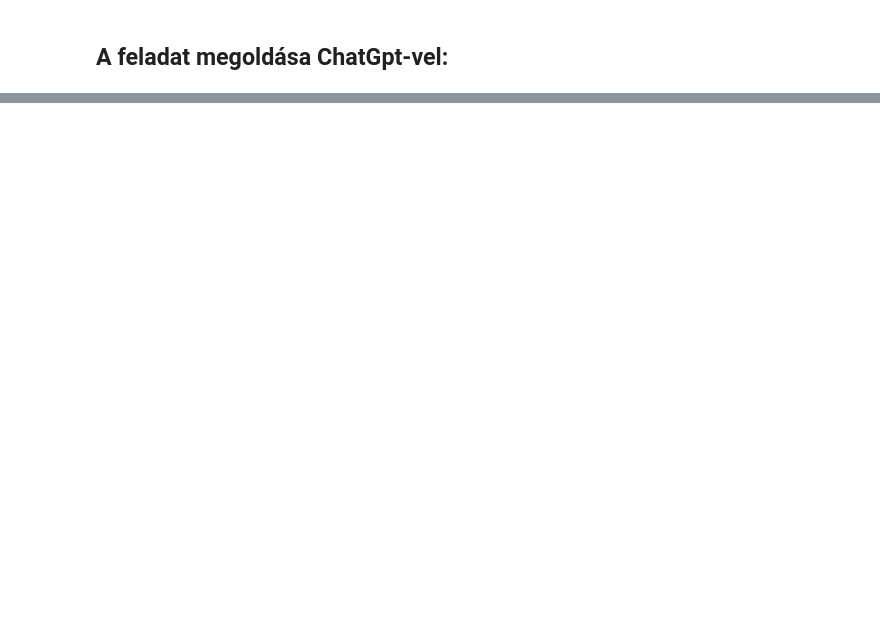
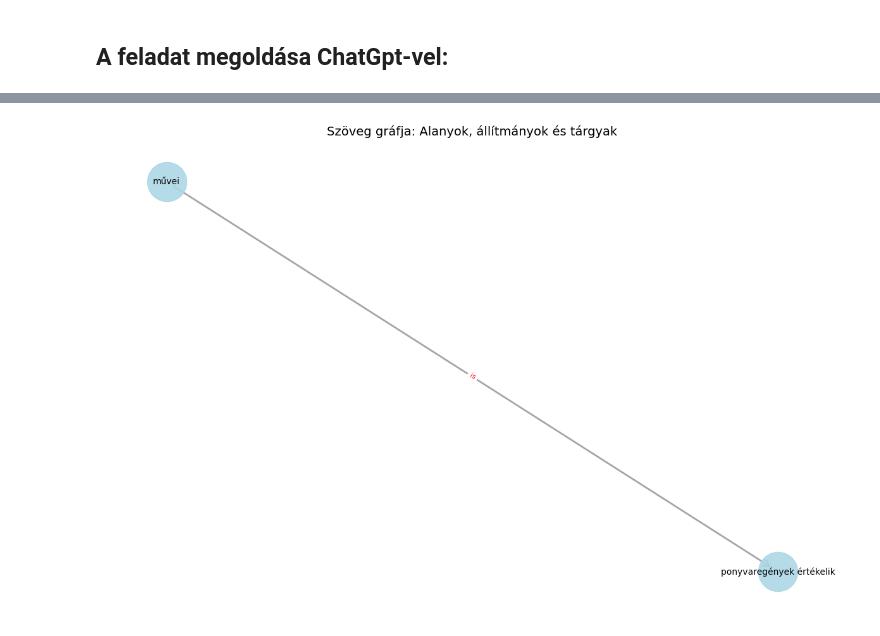
Before and after one commit to trsk3333/chatgpt, a Jupyter notebook: chatgpt_03_hf.ipynb, the cells around one changed output, grey strips where cells are left out. Saved outputs shown, nothing was run; the diff lists cells and outputs as text; code cells hidden in the pictures; blank space fills up the shorter version.

```diff
--- a/chatgpt_03_hf.ipynb
+++ b/chatgpt_03_hf.ipynb
@@ -133,0 +1081,91 @@ if __name__ == "__main__":
+# %%
+import stanza
+import networkx as nx
+import matplotlib.pyplot as plt
+
+def get_phrase(word, sentence):
+    phrase = []
+    visited = set()
+
+    def recurse(w):
+        if w.id in visited:
+            return
+        visited.add(w.id)
+        phrase.append(w)
+        for child in sentence.words:
+            if child.head == w.id and child.deprel in ['flat:name', 'conj', 'flat', 'appos', 'compound', 'nmod:att']:
+                recurse(child)
+
+    recurse(word)
+    phrase_sorted = sorted(phrase, key=lambda x: x.id)
+    return ' '.join([w.text for w in phrase_sorted])
+
+# Stanza folyamat inicializálása
+nlp = stanza.Pipeline('hu', processors='tokenize,pos,lemma,depparse')
+
+text = """Rejtő Jenő (született Reich, írói álnevei: P. Howard, Gibson Lavery) (Budapest, Erzsébetváros, 1905. március 29.[6] – Jevdakovo(wd), Kamenkai járás, Voronyezsi terület, oroszországi megszállt övezet, Szovjetunió, 1943. január 1.) magyar író, kabaré- és színpadi szerző, filmíró, a magyar szórakoztató irodalom népszerű képviselője és megújítója.
+
+Legismertebb művei látszatra ponyvaregények, azonban életművét ma már nagyra értékelik. Kamaszkorában verseket írt (ezeket nem publikálta), majd 1928-tól komor hangulatú novellákat adott közre a napisajtóban. Az 1930-as évek elején kabarédarabokkal és bohózatokkal jelentkezett a pesti színpadokon. Ezzel egyidőben füzetes ponyvákat, majd operetteket, végül – részben külföldi utazásai során szerzett élményeire támaszkodva – kalandregényeket alkotott. Sajátos stílusát egyéni, groteszk, nyelvi humor és „váratlan abszurd fordulatok, szürreális, gyakran kispolgári figurák és a társadalom fanyar humorba csomagolt kritikája”[7] jellemezte. Legnagyobb sikereit P. Howard álnéven írott ponyvaparódiáival aratta, olvasottsága[8] a Kádár-korban Jókai Móréval vetekedett. A pesti művészi élet ismert alakja volt, barátság fűzte a kor jelentős művészeihez, így például Karinthy Frigyeshez,[9] Kabos Gyulához, Latabár Kálmánhoz, Salamon Bélához is."""
+
+# Szöveg feldolgozása
+doc = nlp(text)
+triples = []
+
+# Hármasok kinyerése
+for sentence in doc.sentences:
+    words = {word.id: word for word in sentence.words}
+    root = next((word for word in sentence.words if word.head == 0), None)
+    if not root:
+        continue
+
+    # Igék feldolgozása
+    if root.upos == 'VERB':
+        subjects = [word for word in sentence.words if word.head == root.id and word.deprel in ['nsubj', 'nsubj:lvc']]
+        objects = [word for word in sentence.words if word.head == root.id and word.deprel in ['obj', 'iobj', 'obl']]
+        for subj in subjects:
+            subj_text = get_phrase(subj, sentence)
+            for obj in objects:
+                obj_text = get_phrase(obj, sentence)
+                triples.append((subj_text, root.text, obj_text))
+
+    # Főnévi állítmányok
+    elif root.upos in ['NOUN', 'PROPN']:
+        subjects = [word for word in sentence.words if word.head == root.id and word.deprel in ['nsubj', 'nsubj:lvc']]
+        for subj in subjects:
+            subj_text = get_phrase(subj, sentence)
+            triples.append((subj_text, 'is', get_phrase(root, sentence)))
+
+    # Apposició kezelése
+    for word in sentence.words:
+        if word.deprel == 'appos':
+            head = words[word.head]
+            head_subjects = [w for w in sentence.words if w.head == head.id and w.deprel in ['nsubj', 'nsubj:lvc']]
+            for hs in head_subjects:
+                triples.append((get_phrase(hs, sentence), get_phrase(head, sentence), get_phrase(word, sentence)))
+
+# Gráf létrehozása
+G = nx.DiGraph()
+for subj, pred, obj in triples:
+    G.add_node(subj)
+    G.add_node(obj)
+    G.add_edge(subj, obj, label=pred)
+
+# Gráf megjelenítése matplotlib segítségével
+pos = nx.spring_layout(G, seed=42)  # Csúcsok pozíciójának meghatározása
+plt.figure(figsize=(12, 8))
+
+# Csúcsok és élek rajzolása
+nx.draw_networkx_nodes(G, pos, node_size=2000, node_color='lightblue', alpha=0.9)
+nx.draw_networkx_edges(G, pos, edge_color='gray', width=2, alpha=0.7, arrowstyle='->', arrowsize=20)
+nx.draw_networkx_labels(G, pos, font_size=10, font_family='sans-serif')
+
+# Élek címkéinek hozzáadása
+edge_labels = nx.get_edge_attributes(G, 'label')
+nx.draw_networkx_edge_labels(G, pos, edge_labels=edge_labels, font_size=8, font_color='red')
+
+# Megjelenítés
+plt.title("Szöveg gráfja: Alanyok, állítmányok és tárgyak", fontsize=14)
+plt.axis('off')  # Tengelyek elrejtése
+plt.tight_layout()
+plt.show()
+# %% [output]
@@ -133,0 +1191 @@ if __name__ == "__main__":
+[figure, added]
```
Also changed, not shown: parts of 46 cells of this notebook.
